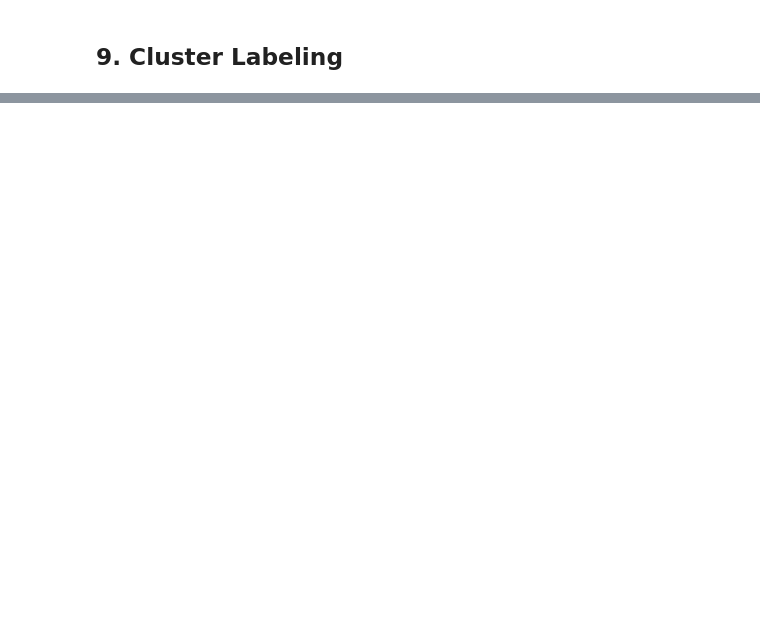
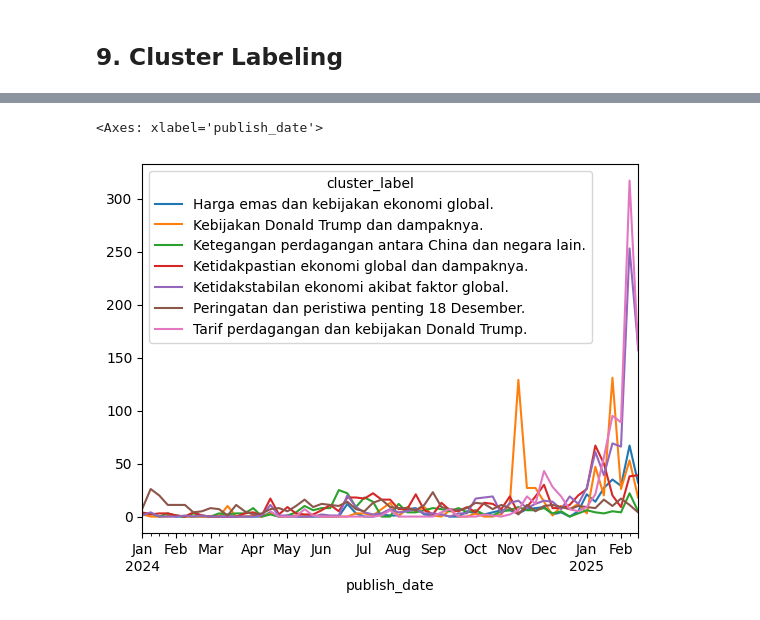
Before and after one commit to prospera-da/news-analysis, a Jupyter notebook: 5. news-topic-clustering.ipynb, the cells around one changed output, grey strips where cells are left out. Cells and saved outputs as stored; diff of their text form; code cells hidden in the pictures; blank space fills up the shorter version.

```diff
--- a/5. news-topic-clustering.ipynb
+++ b/5. news-topic-clustering.ipynb
@@ -289,0 +492,6 @@ plt.show()
+# %%
+df["publish_date"] = pd.to_datetime(df["publish_date"])
+df.groupby("cluster_label").resample("W", on="publish_date").size().unstack(0).plot()
+# %% [output]
+<Axes: xlabel='publish_date'>
+[figure, added]
```
Also changed, not shown: parts of 20 cells of this notebook, 5 other files.
